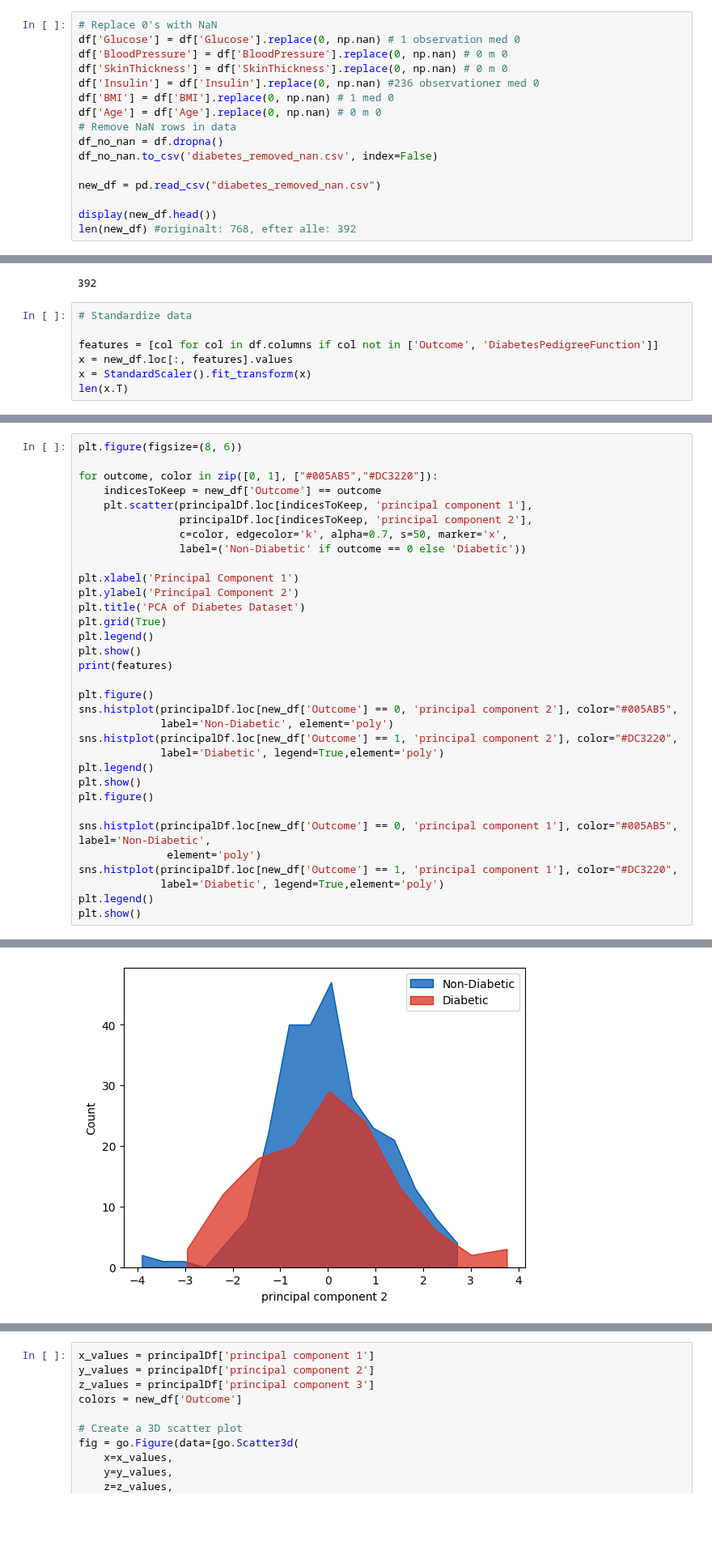
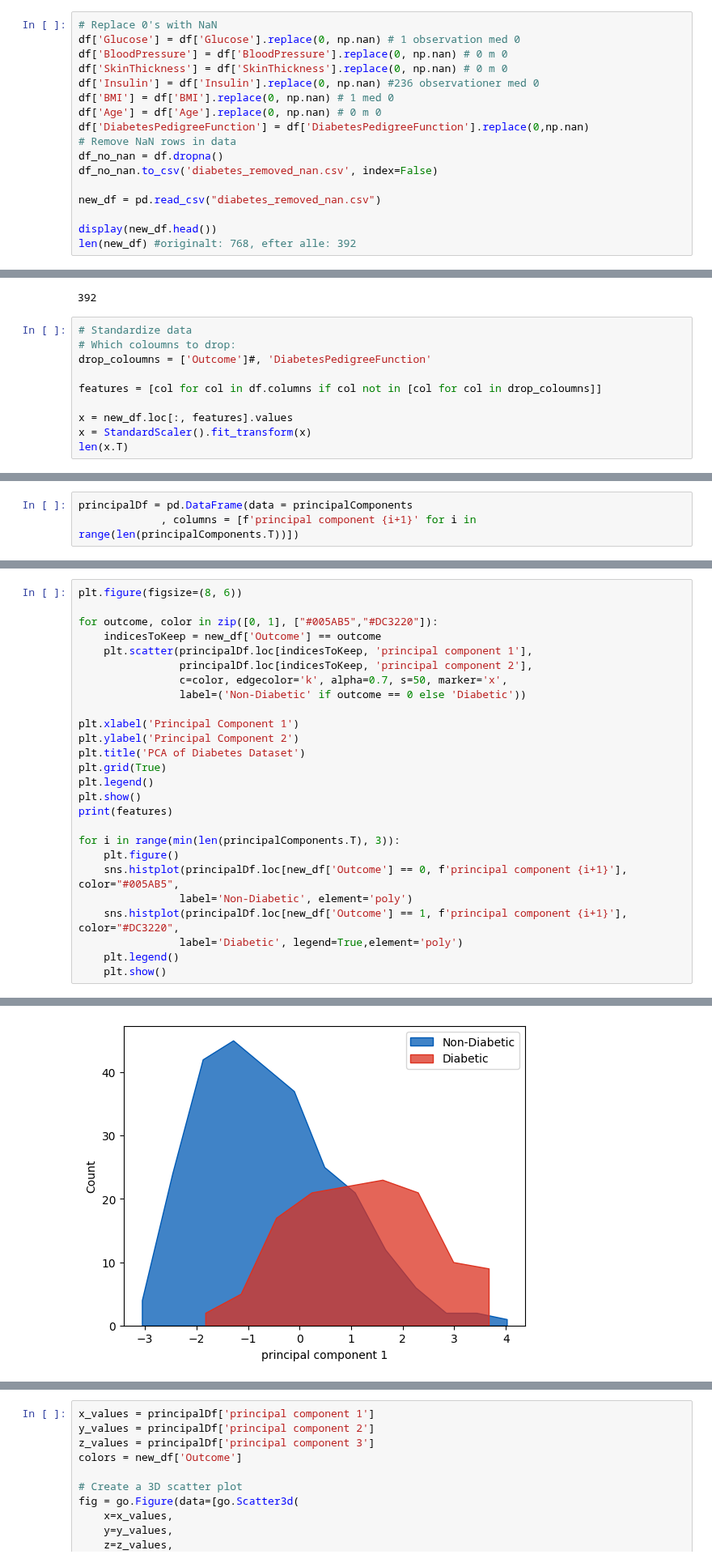
Before and after one commit to NicholasBorch/ML-02450project1, a Jupyter notebook: Data_analysis_diabetes.ipynb, the cells around one changed output, grey strips where cells are left out. Shown at 81% size. Saved outputs shown, nothing was run; the diff lists cells and outputs as text; blank space fills up the shorter version.

```diff
--- a/Data_analysis_diabetes.ipynb
+++ b/Data_analysis_diabetes.ipynb
@@ -28,6 +29,7 @@ df['SkinThickness'] = df['SkinThickness'].replace(0, np.nan) # 0 m 0
 df['Insulin'] = df['Insulin'].replace(0, np.nan) #236 observationer med 0
 df['BMI'] = df['BMI'].replace(0, np.nan) # 1 med 0
 df['Age'] = df['Age'].replace(0, np.nan) # 0 m 0
+df['DiabetesPedigreeFunction'] = df['DiabetesPedigreeFunction'].replace(0,np.nan)
 # Remove NaN rows in data
 df_no_nan = df.dropna()
 df_no_nan.to_csv('diabetes_removed_nan.csv', index=False)
@@ -46,8 +48,11 @@ len(new_df) #originalt: 768, efter alle: 392
 392
 # %%
 # Standardize data
+# Which coloumns to drop:
+drop_coloumns = ['Outcome']#, 'DiabetesPedigreeFunction'
 
-features = [col for col in df.columns if col not in ['Outcome', 'DiabetesPedigreeFunction']]
+features = [col for col in df.columns if col not in [col for col in drop_coloumns]]
+
 x = new_df.loc[:, features].values
 x = StandardScaler().fit_transform(x)
 len(x.T)
@@ -165,0 +157,3 @@ sum(pca.explained_variance_ratio_[:3])
+# %%
+principalDf = pd.DataFrame(data = principalComponents
+             , columns = [f'principal component {i+1}' for i in range(len(principalComponents.T))])
@@ -181,20 +188,13 @@ plt.legend()
 plt.show()
 print(features)
 
-plt.figure()
-sns.histplot(principalDf.loc[new_df['Outcome'] == 0, 'principal component 2'], color="#005AB5",
-             label='Non-Diabetic', element='poly')
-sns.histplot(principalDf.loc[new_df['Outcome'] == 1, 'principal component 2'], color="#DC3220",
-             label='Diabetic', legend=True,element='poly')
-plt.legend()
-plt.show()
-plt.figure()
-
-sns.histplot(principalDf.loc[new_df['Outcome'] == 0, 'principal component 1'], color="#005AB5", label='Non-Diabetic',
-              element='poly')
-sns.histplot(principalDf.loc[new_df['Outcome'] == 1, 'principal component 1'], color="#DC3220",
-             label='Diabetic', legend=True,element='poly')
-plt.legend()
-plt.show()
+for i in range(min(len(principalComponents.T), 3)):
+    plt.figure()
+    sns.histplot(principalDf.loc[new_df['Outcome'] == 0, f'principal component {i+1}'], color="#005AB5",
+                label='Non-Diabetic', element='poly')
+    sns.histplot(principalDf.loc[new_df['Outcome'] == 1, f'principal component {i+1}'], color="#DC3220",
+                label='Diabetic', legend=True,element='poly')
+    plt.legend()
+    plt.show()
 # %% [output]
 You passed a edgecolor/edgecolors ('k') for an unfilled marker ('x').  Matplotlib is ignoring the edgecolor in favor of the facecolor.  This behavior may change in the future.
@@ -203 +203 @@ You passed a edgecolor/edgecolors ('k') for an unfilled marker ('x').  Matplotli
-[figure, old version]
+[figure, new version]
```
Also changed, not shown: parts of 11 cells of this notebook.
